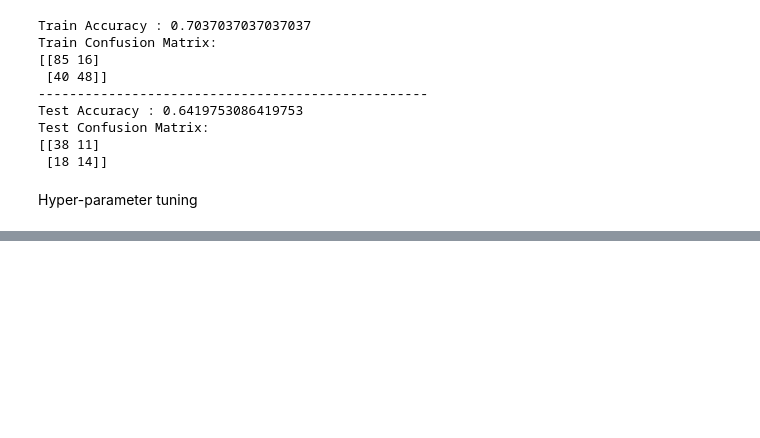
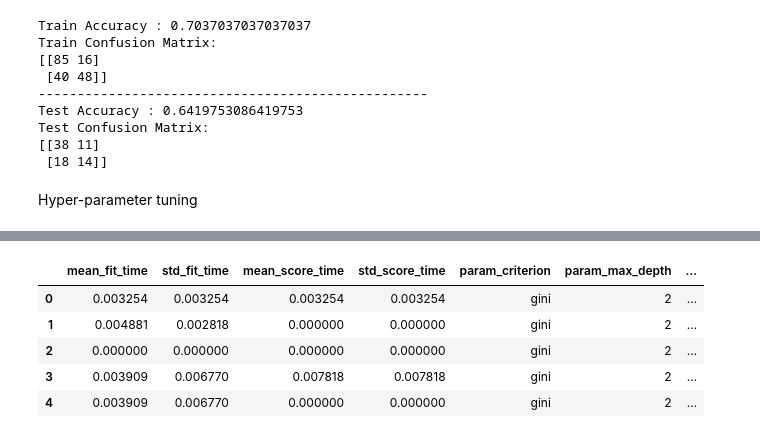
Before and after one commit to Ashik-Mohammed-S/Heart_disease_prediction, a Jupyter notebook: Heart_disease.ipynb, the cells around one changed output, grey strips where cells are left out. Cells and saved outputs as stored; diff of their text form; code cells hidden in the pictures; blank space fills up the shorter version.

```diff
--- a/Heart_disease.ipynb
+++ b/Heart_disease.ipynb
@@ -244,0 +274,10 @@ dt = DecisionTreeClassifier(random_state=42)
+# %%
+score_df = pd.DataFrame(grid_search.cv_results_)
+score_df.head()
+# %% [output]
+|  | mean_fit_time | std_fit_time | mean_score_time | std_score_time | param_criterion | param_max_depth | ... |
+| 0 | 0.003254 | 0.003254 | 0.003254 | 0.003254 | gini | 2 | ... |
+| 1 | 0.004881 | 0.002818 | 0.000000 | 0.000000 | gini | 2 | ... |
+| 2 | 0.000000 | 0.000000 | 0.000000 | 0.000000 | gini | 2 | ... |
+| 3 | 0.003909 | 0.006770 | 0.007818 | 0.007818 | gini | 2 | ... |
+| 4 | 0.003909 | 0.006770 | 0.000000 | 0.000000 | gini | 2 | ... |
```
Also changed, not shown: parts of 13 cells of this notebook.
